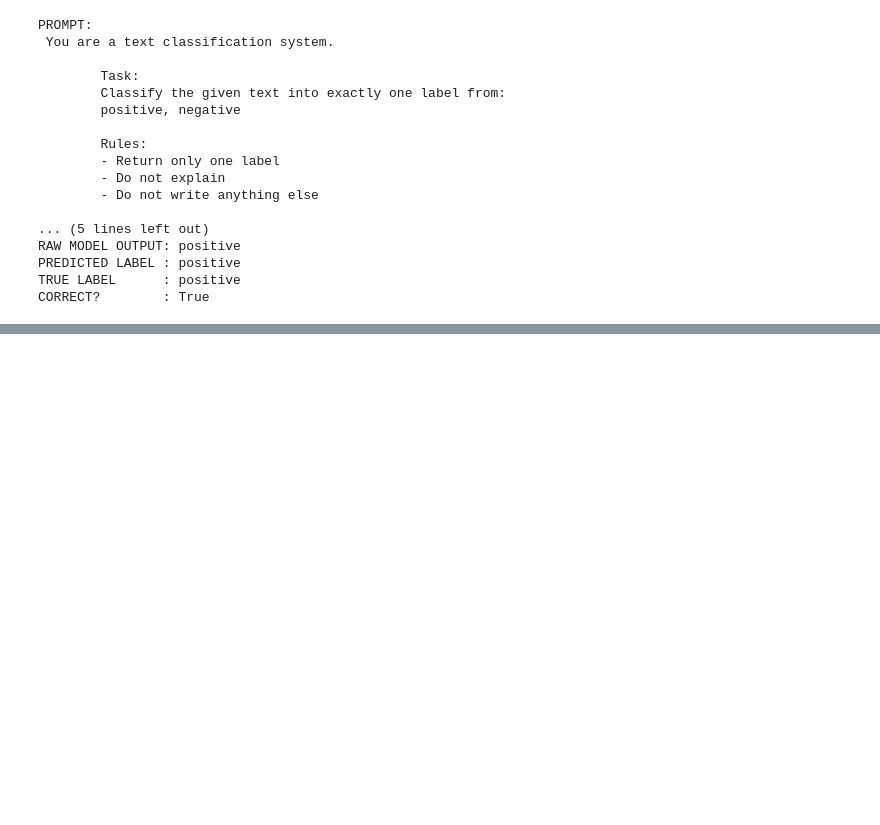
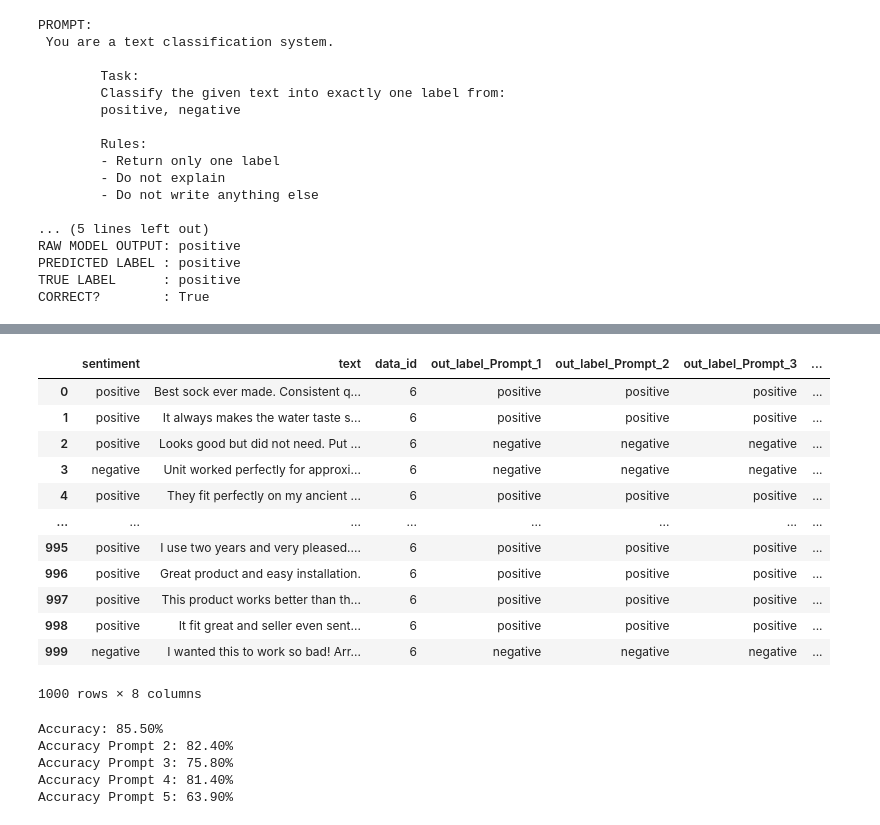
Before and after one commit to ngnma/Sentiment-Analysis-Logistic-Regression-vs-LLMs, a Jupyter notebook: main.ipynb, the cells around one changed output, grey strips where cells are left out. Saved outputs shown, nothing was run; the diff lists cells and outputs as text; code cells hidden in the pictures; blank space fills up the shorter version.

```diff
--- a/main.ipynb
+++ b/main.ipynb
@@ -160,0 +558,37 @@ CORRECT?        : True
+# %%
+predicted_df
+# %% [output]
+|  | sentiment | text | data_id | out_label_Prompt_1 | out_label_Prompt_2 | out_label_Prompt_3 | ... |
+| 0 | positive | Best sock ever made. Consistent q... | 6 | positive | positive | positive | ... |
+| 1 | positive | It always makes the water taste s... | 6 | positive | positive | positive | ... |
+| 2 | positive | Looks good but did not need. Put ... | 6 | negative | negative | negative | ... |
+| 3 | negative | Unit worked perfectly for approxi... | 6 | negative | negative | negative | ... |
+| 4 | positive | They fit perfectly on my ancient ... | 6 | positive | positive | positive | ... |
+| ... | ... | ... | ... | ... | ... | ... | ... |
+| 995 | positive | I use two years and very pleased.... | 6 | positive | positive | positive | ... |
+| 996 | positive | Great product and easy installation. | 6 | positive | positive | positive | ... |
+| 997 | positive | This product works better than th... | 6 | positive | positive | positive | ... |
+| 998 | positive | It fit great and seller even sent... | 6 | positive | positive | positive | ... |
+| 999 | negative | I wanted this to work so bad! Arr... | 6 | negative | negative | negative | ... |
+1000 rows × 8 columns
+# %%
+accuracy = (predicted_df['sentiment'] == predicted_df['out_label_Prompt_1']).mean()
+print(f"Accuracy: {accuracy:.2%}")
+
+accuracy2 = (predicted_df['sentiment'] == predicted_df['out_label_Prompt_2']).mean()
+print(f"Accuracy Prompt 2: {accuracy2:.2%}")
+
+accuracy3 = (predicted_df['sentiment'] == predicted_df['out_label_Prompt_3']).mean()
+print(f"Accuracy Prompt 3: {accuracy3:.2%}")
+
+accuracy4 = (predicted_df['sentiment'] == predicted_df['out_label_Prompt_4']).mean()
+print(f"Accuracy Prompt 4: {accuracy4:.2%}")
+
+accuracy5 = (predicted_df['sentiment'] == predicted_df['out_label_Prompt_5']).mean()
+print(f"Accuracy Prompt 5: {accuracy5:.2%}")
+# %% [output]
+Accuracy: 85.50%
+Accuracy Prompt 2: 82.40%
+Accuracy Prompt 3: 75.80%
+Accuracy Prompt 4: 81.40%
+Accuracy Prompt 5: 63.90%
```
Also changed, not shown: parts of 9 cells of this notebook, 1 other file.
